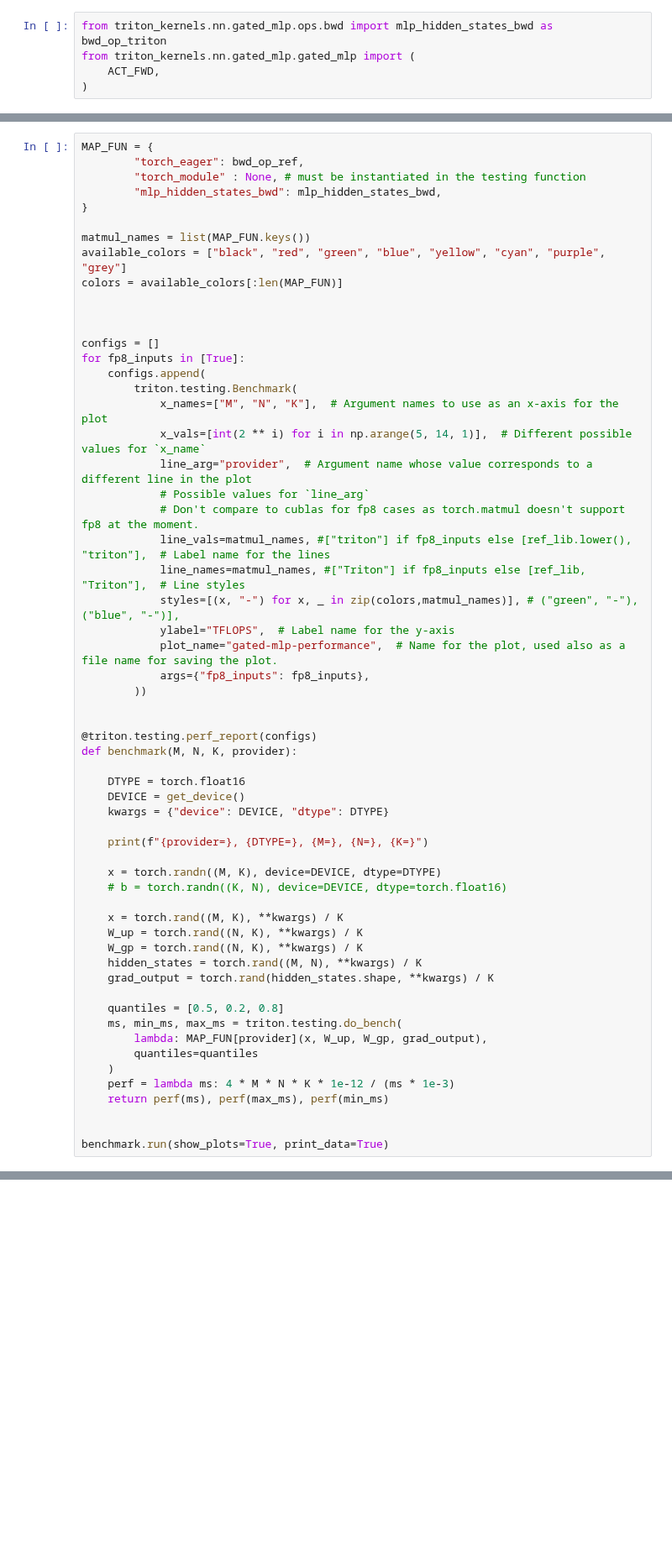
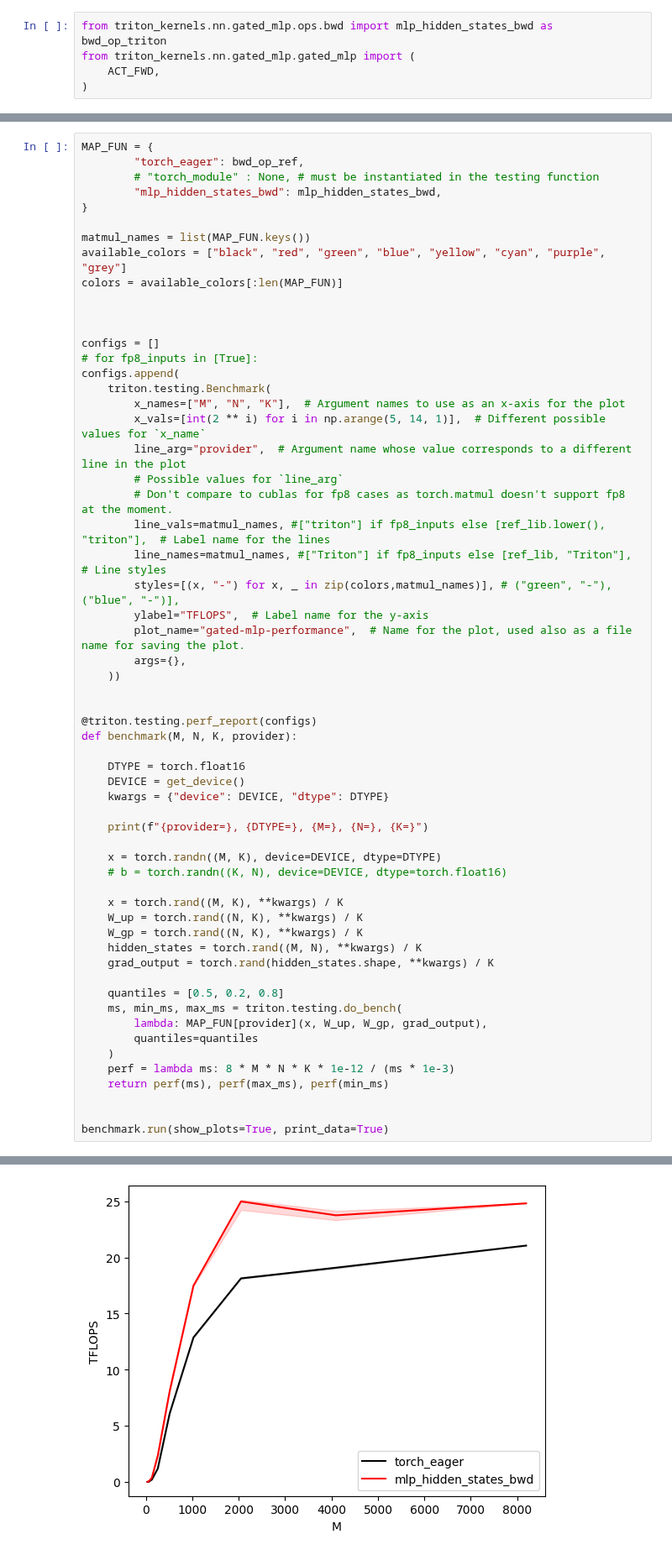
Before and after one commit to matteobonotto/triton, a Jupyter notebook: notebooks/gated_mlp/bwd_ops.ipynb, the cells around one changed output, grey strips where cells are left out. Shown at 84% size. Cells and saved outputs as stored; diff of their text form; blank space fills up the shorter version.

Commit message:
finalizing mlp module

```diff
--- a/notebooks/gated_mlp/bwd_ops.ipynb
+++ b/notebooks/gated_mlp/bwd_ops.ipynb
@@ -480,7 +490,7 @@ def bwd_op_ref(x, W_up, W_gp, grad_output):
 # %%
 MAP_FUN = {
         "torch_eager": bwd_op_ref,
-        "torch_module" : None, # must be instantiated in the testing function
+        # "torch_module" : None, # must be instantiated in the testing function
         "mlp_hidden_states_bwd": mlp_hidden_states_bwd,
 }
 
@@ -491,21 +501,21 @@ colors = available_colors[:len(MAP_FUN)]
 
 
 configs = []
-for fp8_inputs in [True]:
-    configs.append(
-        triton.testing.Benchmark(
-            x_names=["M", "N", "K"],  # Argument names to use as an x-axis for the plot
-            x_vals=[int(2 ** i) for i in np.arange(5, 14, 1)],  # Different possible values for `x_name`
-            line_arg="provider",  # Argument name whose value corresponds to a different line in the plot
-            # Possible values for `line_arg`
-            # Don't compare to cublas for fp8 cases as torch.matmul doesn't support fp8 at the moment.
-            line_vals=matmul_names, #["triton"] if fp8_inputs else [ref_lib.lower(), "triton"],  # Label name for the lines
-            line_names=matmul_names, #["Triton"] if fp8_inputs else [ref_lib, "Triton"],  # Line styles
-            styles=[(x, "-") for x, _ in zip(colors,matmul_names)], # ("green", "-"), ("blue", "-")],
-            ylabel="TFLOPS",  # Label name for the y-axis
-            plot_name="gated-mlp-performance",  # Name for the plot, used also as a file name for saving the plot.
-            args={"fp8_inputs": fp8_inputs},
-        ))
+# for fp8_inputs in [True]:
+configs.append(
+    triton.testing.Benchmark(
+        x_names=["M", "N", "K"],  # Argument names to use as an x-axis for the plot
+        x_vals=[int(2 ** i) for i in np.arange(5, 14, 1)],  # Different possible values for `x_name`
+        line_arg="provider",  # Argument name whose value corresponds to a different line in the plot
+        # Possible values for `line_arg`
+        # Don't compare to cublas for fp8 cases as torch.matmul doesn't support fp8 at the moment.
+        line_vals=matmul_names, #["triton"] if fp8_inputs else [ref_lib.lower(), "triton"],  # Label name for the lines
+        line_names=matmul_names, #["Triton"] if fp8_inputs else [ref_lib, "Triton"],  # Line styles
+        styles=[(x, "-") for x, _ in zip(colors,matmul_names)], # ("green", "-"), ("blue", "-")],
+        ylabel="TFLOPS",  # Label name for the y-axis
+        plot_name="gated-mlp-performance",  # Name for the plot, used also as a file name for saving the plot.
+        args={},
+    ))
 
 
 @triton.testing.perf_report(configs)
@@ -531,8 +541,9 @@ def benchmark(M, N, K, provider):
         lambda: MAP_FUN[provider](x, W_up, W_gp, grad_output),
         quantiles=quantiles
     )
-    perf = lambda ms: 4 * M * N * K * 1e-12 / (ms * 1e-3)
+    perf = lambda ms: 8 * M * N * K * 1e-12 / (ms * 1e-3)
     return perf(ms), perf(max_ms), perf(min_ms)
 
 
 benchmark.run(show_plots=True, print_data=True)
+# %% [output]
@@ -538,0 +567 @@ benchmark.run(show_plots=True, print_data=True)
+[figure, added]
```
Also changed, not shown: parts of 2 cells of this notebook, 9 other files.
